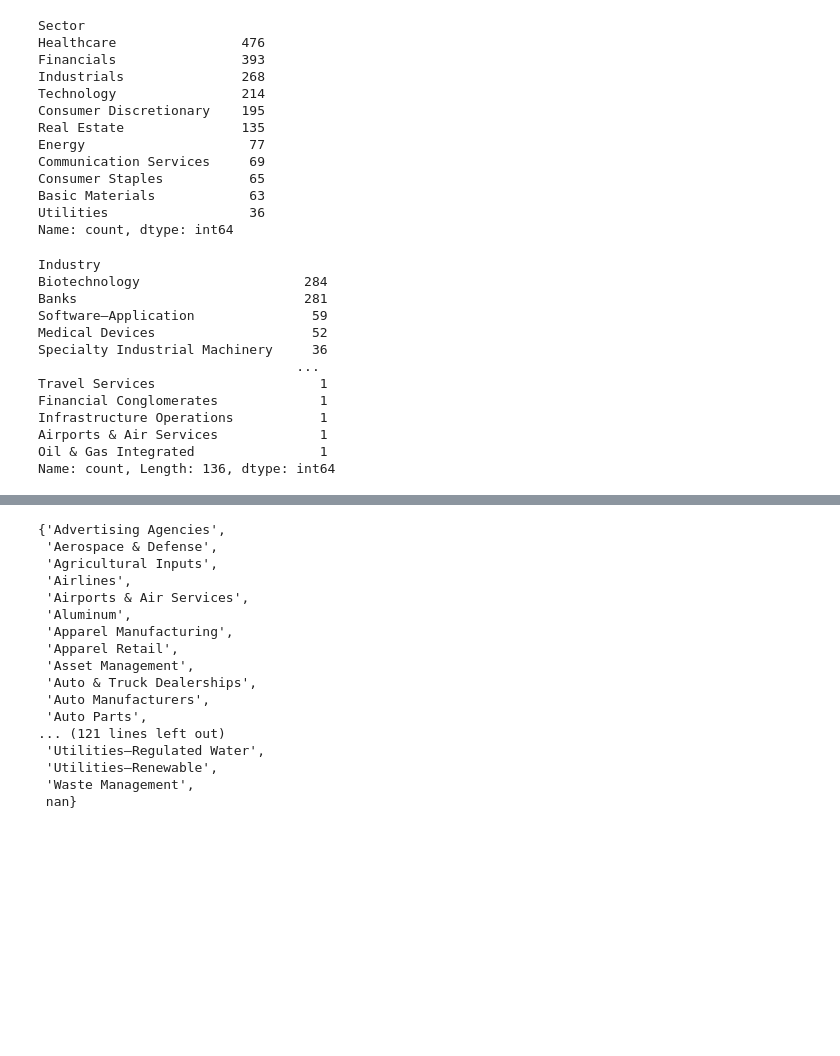
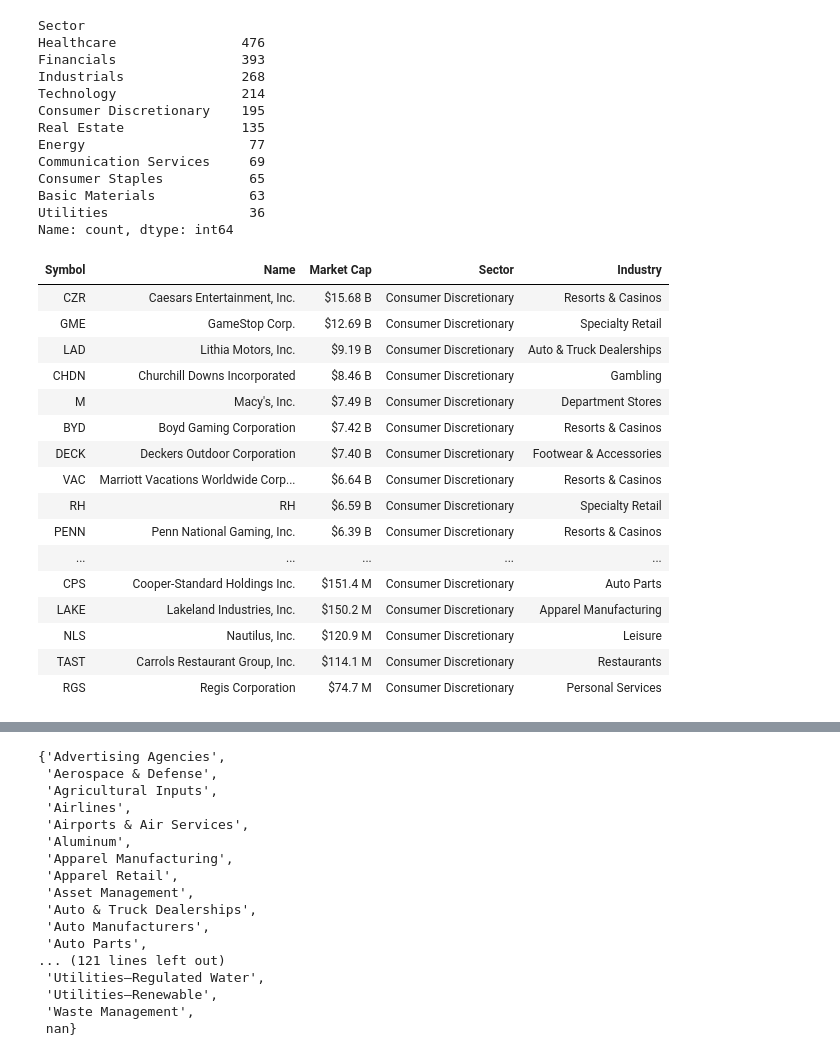
Before and after one commit to erickbytes/russell-2000-index, a Jupyter notebook: Russell 2000 Stocks.ipynb, the cells around one changed output, grey strips where cells are left out. Saved outputs shown, nothing was run; the diff lists cells and outputs as text; code cells hidden in the pictures; blank space fills up the shorter version.

```diff
--- a/Russell 2000 Stocks.ipynb
+++ b/Russell 2000 Stocks.ipynb
@@ -32,18 +35,23 @@ Basic Materials            63
 Utilities                  36
 Name: count, dtype: int64
 # %%
-russell_index.Industry.value_counts()
+consumer_discretionary = russell_index[russell_index.Sector == "Consumer Discretionary"]
+consumer_discretionary.style.hide()
 # %% [output]
-Industry
-Biotechnology                     284
-Banks                             281
-Software—Application               59
-Medical Devices                    52
-Specialty Industrial Machinery     36
-                                 ...
-Travel Services                     1
-Financial Conglomerates             1
-Infrastructure Operations           1
-Airports & Air Services             1
-Oil & Gas Integrated                1
-Name: count, Length: 136, dtype: int64
+| Symbol | Name | Market Cap | Sector | Industry |
+| CZR | Caesars Entertainment, Inc. | $15.68 B | Consumer Discretionary | Resorts & Casinos |
+| GME | GameStop Corp. | $12.69 B | Consumer Discretionary | Specialty Retail |
+| LAD | Lithia Motors, Inc. | $9.19 B | Consumer Discretionary | Auto & Truck Dealerships |
+| CHDN | Churchill Downs Incorporated | $8.46 B | Consumer Discretionary | Gambling |
+| M | Macy's, Inc. | $7.49 B | Consumer Discretionary | Department Stores |
+| BYD | Boyd Gaming Corporation | $7.42 B | Consumer Discretionary | Resorts & Casinos |
+| DECK | Deckers Outdoor Corporation | $7.40 B | Consumer Discretionary | Footwear & Accessories |
+| VAC | Marriott Vacations Worldwide Corp... | $6.64 B | Consumer Discretionary | Resorts & Casinos |
+| RH | RH | $6.59 B | Consumer Discretionary | Specialty Retail |
+| PENN | Penn National Gaming, Inc. | $6.39 B | Consumer Discretionary | Resorts & Casinos |
+| ... | ... | ... | ... | ... |
+| CPS | Cooper-Standard Holdings Inc. | $151.4 M | Consumer Discretionary | Auto Parts |
+| LAKE | Lakeland Industries, Inc. | $150.2 M | Consumer Discretionary | Apparel Manufacturing |
+| NLS | Nautilus, Inc. | $120.9 M | Consumer Discretionary | Leisure |
+| TAST | Carrols Restaurant Group, Inc. | $114.1 M | Consumer Discretionary | Restaurants |
+| RGS | Regis Corporation | $74.7 M | Consumer Discretionary | Personal Services |
```
Also changed, not shown: parts of 5 cells of this notebook, 2 other files.
